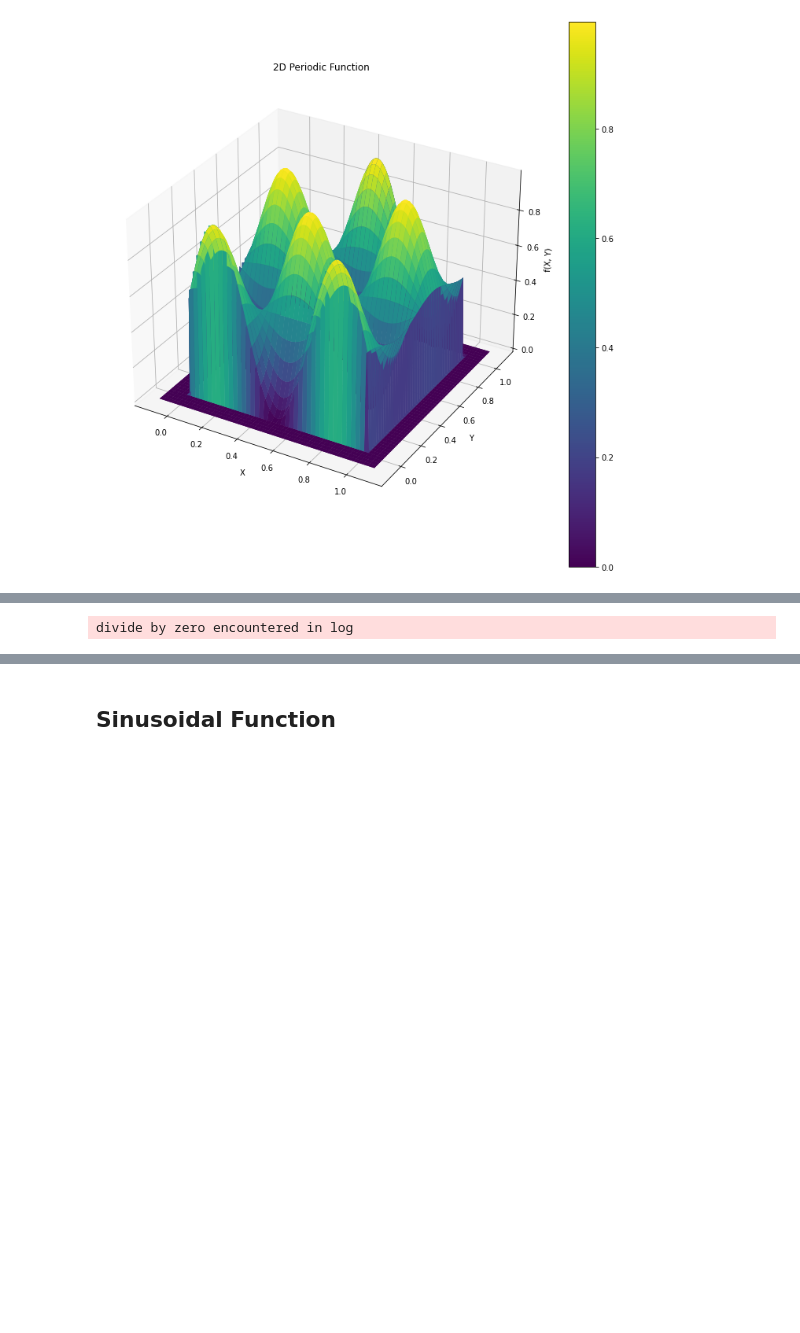
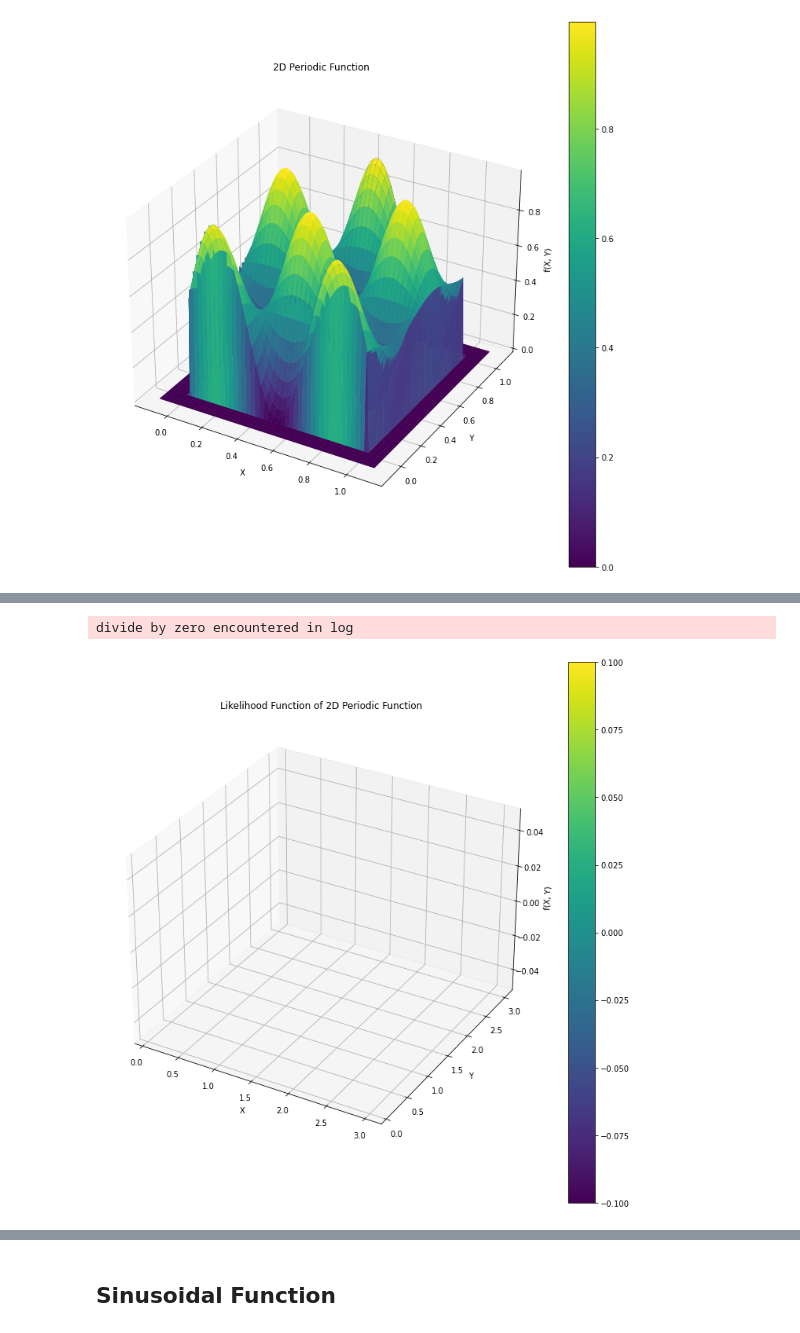
Before and after one commit to pjdunne/MResMCMC2023, a Jupyter notebook: Examples_Dian.ipynb, the cells around one changed output, grey strips where cells are left out. Saved outputs shown, nothing was run; the diff lists cells and outputs as text; code cells hidden in the pictures; blank space fills up the shorter version.

```diff
--- a/Examples_Dian.ipynb
+++ b/Examples_Dian.ipynb
@@ -345,5 +274,8 @@ def Target_Distribution_Visualization_3D(X_range: List, Y_range: List, Tar_Dis:
 # %%
+Idx = np.random.choice(range(1000, 10000), 800, replace=True)
+Thetas_PF = Res_G_PF["Thetas"][Idx]
 l_PF = LikelihoodFunction_Periodic(X_range=X_range, Data=Thetas_PF, burn_in=0)
-Target_Distribution_Visualization_3D(X_range=[0, 3], Y_range=[0, 3], Tar_Dis=l_PF.log_l, Func_name="Likelihood Function of 2D Periodic Function", alpha=1)
+Sts.Target_Distribution_Visualization_3D(X_range=[0.1, 3], Y_range=[0.1, 3], Tar_Dis=l_PF.log_l, Func_name="Likelihood Function of 2D Periodic Function", alpha=1, Single_vision=True)
 # %% [output]
 divide by zero encountered in log
+[figure, added]
```
Also changed, not shown: parts of 14 cells of this notebook.
